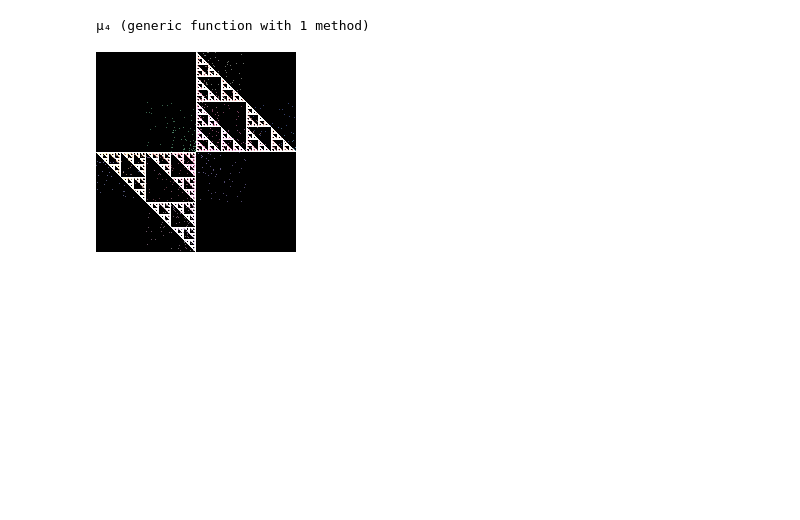
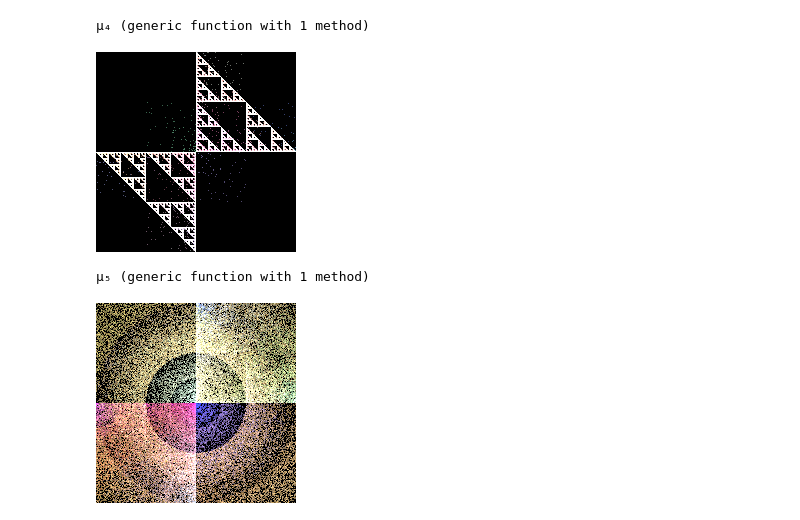
Before and after one commit to jaderebrasil/jifs.jl, a Jupyter notebook: notebooks/IFSm.ipynb, the cells around one changed output. Drawn from its saved outputs; the diff is of its cells as text; code cells hidden in the pictures; blank space fills up the shorter version.

Commit message:
update IFSm notebook

```diff
--- a/notebooks/IFSm.ipynb
+++ b/notebooks/IFSm.ipynb
@@ -200,3 +200,35 @@ Jifs.painting!(ifs_simples4, iters, npoints, quad=Jifs.Quad0)
 Jifs.showifs!(ifs_simples4, iters)
 # %% [output]
 [figure]
+# %%
+function μ₅(vec)
+    norm² = vec[1]^2 + vec[2]^2
+    prob = μ₄(vec)
+    if norm² > 0.25
+        return vcat(prob ./ 2, [0.5])
+    end
+
+    vcat(prob, [0])
+end
+# %% [output]
+μ₅ (generic function with 1 method)
+# %%
+# configs
+width, heigth = (200, 200)
+npoints = 500
+iters = 300
+
+
+# Definindo IFSm
+ifs_simples5 = Jifs.IFSm(
+    Jifs.ImageData(width, heigth),
+    Jifs.IFSMap.(τ₃ ∪ [rand_rot]),
+    μ₅
+)
+
+# Painting img
+Jifs.painting!(ifs_simples5, iters, npoints, quad=Jifs.Quad0)
+# %%
+Jifs.showifs!(ifs_simples5, iters)
+# %% [output]
+[figure, added]
```
Also changed, not shown: parts of 1 cell of this notebook.
